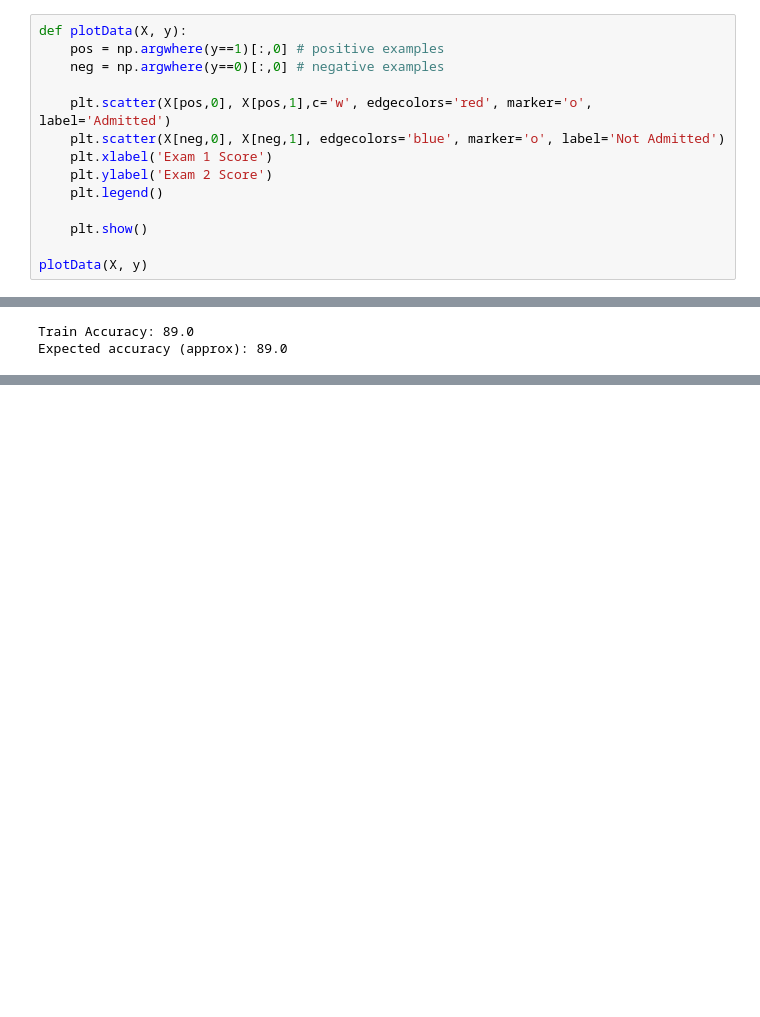
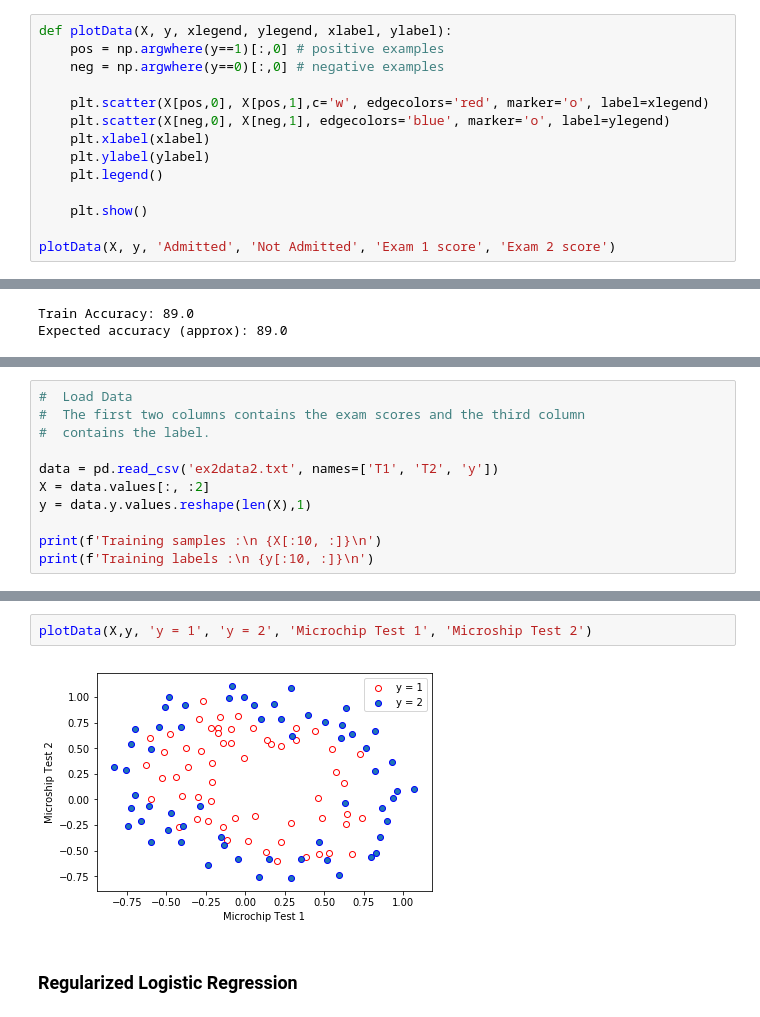
Before and after one commit to ShaneKoNaung/andrewng-coursera-ml-python, a Jupyter notebook: Exercise 2/Ex 2 Logistic Regression.ipynb, the cells around one changed output, grey strips where cells are left out. Saved outputs shown, nothing was run; the diff lists cells and outputs as text; blank space fills up the shorter version.

```diff
--- a/Exercise 2/Ex 2 Logistic Regression.ipynb
+++ b/Exercise 2/Ex 2 Logistic Regression.ipynb
@@ -39,19 +39,19 @@ Training samples :
 # %% [markdown]
 ### Plotting
 # %%
-def plotData(X, y):
+def plotData(X, y, xlegend, ylegend, xlabel, ylabel):
     pos = np.argwhere(y==1)[:,0] # positive examples
     neg = np.argwhere(y==0)[:,0] # negative examples
 
-    plt.scatter(X[pos,0], X[pos,1],c='w', edgecolors='red', marker='o', label='Admitted')
-    plt.scatter(X[neg,0], X[neg,1], edgecolors='blue', marker='o', label='Not Admitted')
-    plt.xlabel('Exam 1 Score')
-    plt.ylabel('Exam 2 Score')
+    plt.scatter(X[pos,0], X[pos,1],c='w', edgecolors='red', marker='o', label=xlegend)
+    plt.scatter(X[neg,0], X[neg,1], edgecolors='blue', marker='o', label=ylegend)
+    plt.xlabel(xlabel)
+    plt.ylabel(ylabel)
     plt.legend()
 
     plt.show()
 
-plotData(X, y)
+plotData(X, y, 'Admitted', 'Not Admitted', 'Exam 1 score', 'Exam 2 score')
 # %% [output]
 [figure]
 # %% [markdown]
@@ -190,0 +171,11 @@ Expected accuracy (approx): 89.0
+# %%
+#  Load Data
+#  The first two columns contains the exam scores and the third column
+#  contains the label.
+
+data = pd.read_csv('ex2data2.txt', names=['T1', 'T2', 'y'])
+X = data.values[:, :2]
+y = data.y.values.reshape(len(X),1)
+
+print(f'Training samples :\n {X[:10, :]}\n')
+print(f'Training labels :\n {y[:10, :]}\n')
@@ -190,0 +200,6 @@ Expected accuracy (approx): 89.0
+# %%
+plotData(X,y, 'y = 1', 'y = 2', 'Microchip Test 1', 'Microship Test 2')
+# %% [output]
+[figure, added]
+# %% [markdown]
+### Regularized Logistic Regression
```
Also changed, not shown: parts of 9 cells of this notebook.
